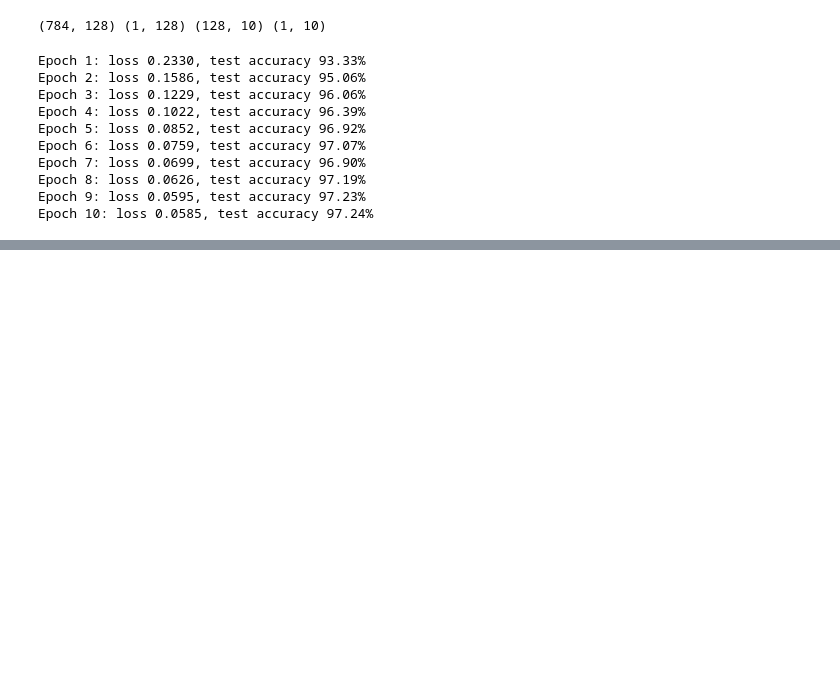
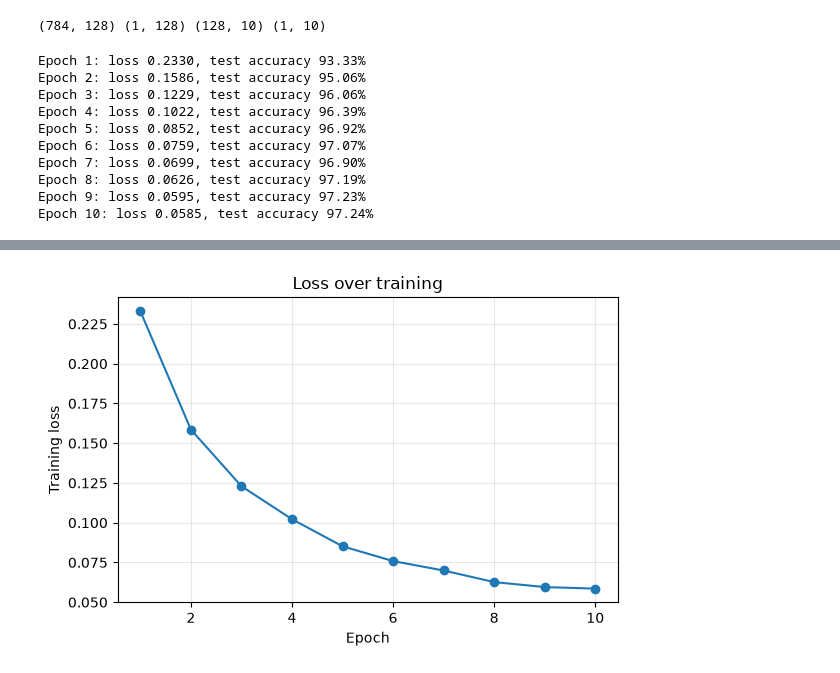
Before and after one commit to majdalsuleh/mnist-numpy-neural-net, a Jupyter notebook: mnist.ipynb, the cells around one changed output, grey strips where cells are left out. Saved outputs shown, nothing was run; the diff lists cells and outputs as text; code cells hidden in the pictures; blank space fills up the shorter version.

```diff
--- a/mnist.ipynb
+++ b/mnist.ipynb
@@ -238,0 +279,12 @@ Epoch 10: loss 0.0585, test accuracy 97.24%
+# %%
+plt.figure(figsize=(6, 4))
+plt.plot(range(1, len(losses) + 1), losses, marker="o")
+plt.xlabel("Epoch")
+plt.ylabel("Training loss")
+plt.title("Loss over training")
+plt.grid(alpha=0.3)
+plt.tight_layout()
+plt.savefig("images/loss.png", dpi=150)
+plt.show()
+# %% [output]
+[figure, added]
```
Also changed, not shown: parts of 4 cells of this notebook, 2 other files.
